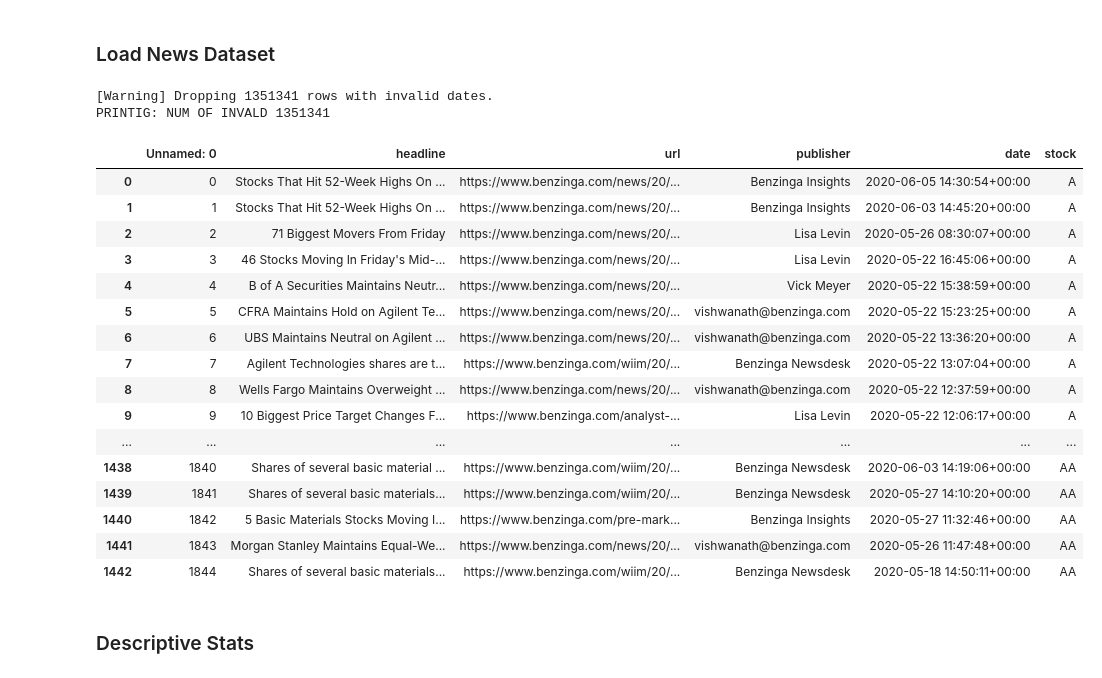
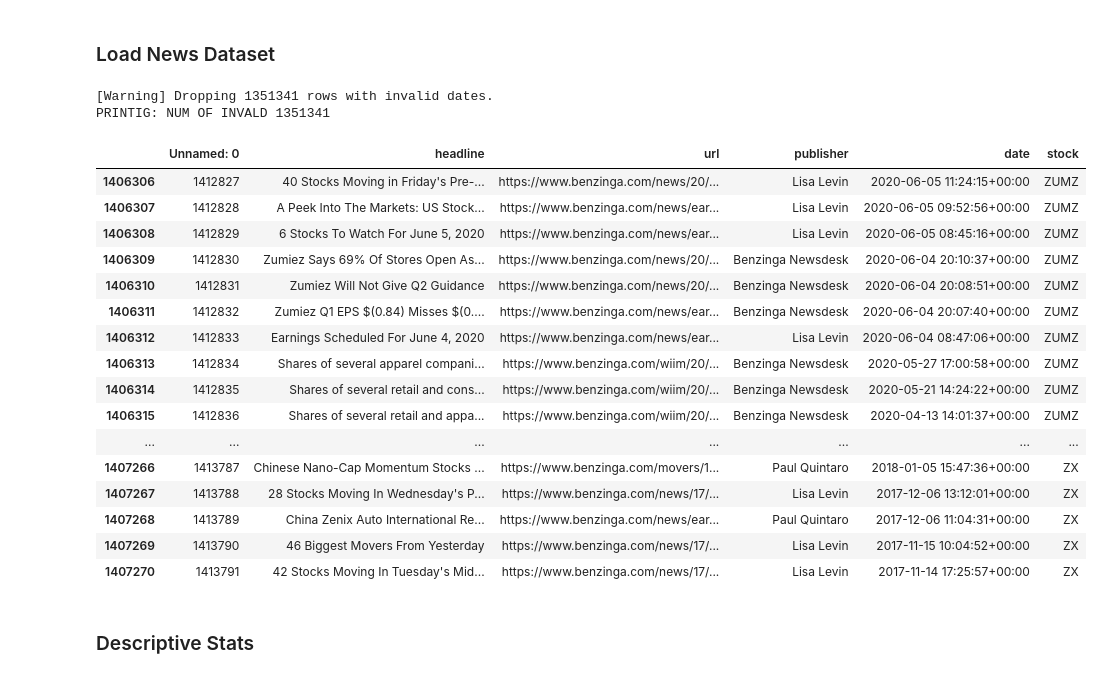
Before and after one commit to Hallelujah-kib/price-prediction-challenge-week1, a Jupyter notebook: notebooks/eda_news_analysis.ipynb, the cells around one changed output. Saved outputs shown, nothing was run; the diff lists cells and outputs as text; code cells hidden in the pictures.

```diff
--- a/notebooks/eda_news_analysis.ipynb
+++ b/notebooks/eda_news_analysis.ipynb
@@ -20,30 +20,30 @@ sns.set(style="whitegrid")
 # %% [markdown]
 ### Load News Dataset
 # %%
-file_path = '../data/raw_analyst_ratings.csv'
+file_path = '../data/raw/raw_analyst_ratings.csv'
 analyzer = DataAnalyzer(file_path)
 df = analyzer.get_dataframe()
-df.head(20)
+df.tail(20)
 # %% [output]
 [Warning] Dropping 1351341 rows with invalid dates.
 PRINTIG: NUM OF INVALD 1351341
 |  | Unnamed: 0 | headline | url | publisher | date | stock |
-| 0 | 0 | Stocks That Hit 52-Week Highs On ... | https://www.benzinga.com/news/20/... | Benzinga Insights | 2020-06-05 14:30:54+00:00 | A |
-| 1 | 1 | Stocks That Hit 52-Week Highs On ... | https://www.benzinga.com/news/20/... | Benzinga Insights | 2020-06-03 14:45:20+00:00 | A |
-| 2 | 2 | 71 Biggest Movers From Friday | https://www.benzinga.com/news/20/... | Lisa Levin | 2020-05-26 08:30:07+00:00 | A |
-| 3 | 3 | 46 Stocks Moving In Friday's Mid-... | https://www.benzinga.com/news/20/... | Lisa Levin | 2020-05-22 16:45:06+00:00 | A |
-| 4 | 4 | B of A Securities Maintains Neutr... | https://www.benzinga.com/news/20/... | Vick Meyer | 2020-05-22 15:38:59+00:00 | A |
-| 5 | 5 | CFRA Maintains Hold on Agilent Te... | https://www.benzinga.com/news/20/... | vishwanath@benzinga.com | 2020-05-22 15:23:25+00:00 | A |
-| 6 | 6 | UBS Maintains Neutral on Agilent ... | https://www.benzinga.com/news/20/... | vishwanath@benzinga.com | 2020-05-22 13:36:20+00:00 | A |
-| 7 | 7 | Agilent Technologies shares are t... | https://www.benzinga.com/wiim/20/... | Benzinga Newsdesk | 2020-05-22 13:07:04+00:00 | A |
-| 8 | 8 | Wells Fargo Maintains Overweight ... | https://www.benzinga.com/news/20/... | vishwanath@benzinga.com | 2020-05-22 12:37:59+00:00 | A |
-| 9 | 9 | 10 Biggest Price Target Changes F... | https://www.benzinga.com/analyst-... | Lisa Levin | 2020-05-22 12:06:17+00:00 | A |
+| 1406306 | 1412827 | 40 Stocks Moving in Friday's Pre-... | https://www.benzinga.com/news/20/... | Lisa Levin | 2020-06-05 11:24:15+00:00 | ZUMZ |
+| 1406307 | 1412828 | A Peek Into The Markets: US Stock... | https://www.benzinga.com/news/ear... | Lisa Levin | 2020-06-05 09:52:56+00:00 | ZUMZ |
+| 1406308 | 1412829 | 6 Stocks To Watch For June 5, 2020 | https://www.benzinga.com/news/ear... | Lisa Levin | 2020-06-05 08:45:16+00:00 | ZUMZ |
+| 1406309 | 1412830 | Zumiez Says 69% Of Stores Open As... | https://www.benzinga.com/news/20/... | Benzinga Newsdesk | 2020-06-04 20:10:37+00:00 | ZUMZ |
+| 1406310 | 1412831 | Zumiez Will Not Give Q2 Guidance | https://www.benzinga.com/news/20/... | Benzinga Newsdesk | 2020-06-04 20:08:51+00:00 | ZUMZ |
+| 1406311 | 1412832 | Zumiez Q1 EPS $(0.84) Misses $(0.... | https://www.benzinga.com/news/ear... | Benzinga Newsdesk | 2020-06-04 20:07:40+00:00 | ZUMZ |
+| 1406312 | 1412833 | Earnings Scheduled For June 4, 2020 | https://www.benzinga.com/news/ear... | Lisa Levin | 2020-06-04 08:47:06+00:00 | ZUMZ |
+| 1406313 | 1412834 | Shares of several apparel compani... | https://www.benzinga.com/wiim/20/... | Benzinga Newsdesk | 2020-05-27 17:00:58+00:00 | ZUMZ |
+| 1406314 | 1412835 | Shares of several retail and cons... | https://www.benzinga.com/wiim/20/... | Benzinga Newsdesk | 2020-05-21 14:24:22+00:00 | ZUMZ |
+| 1406315 | 1412836 | Shares of several retail and appa... | https://www.benzinga.com/wiim/20/... | Benzinga Newsdesk | 2020-04-13 14:01:37+00:00 | ZUMZ |
 | ... | ... | ... | ... | ... | ... | ... |
-| 1438 | 1840 | Shares of several basic material ... | https://www.benzinga.com/wiim/20/... | Benzinga Newsdesk | 2020-06-03 14:19:06+00:00 | AA |
-| 1439 | 1841 | Shares of several basic materials... | https://www.benzinga.com/wiim/20/... | Benzinga Newsdesk | 2020-05-27 14:10:20+00:00 | AA |
-| 1440 | 1842 | 5 Basic Materials Stocks Moving I... | https://www.benzinga.com/pre-mark... | Benzinga Insights | 2020-05-27 11:32:46+00:00 | AA |
-| 1441 | 1843 | Morgan Stanley Maintains Equal-We... | https://www.benzinga.com/news/20/... | vishwanath@benzinga.com | 2020-05-26 11:47:48+00:00 | AA |
-| 1442 | 1844 | Shares of several basic materials... | https://www.benzinga.com/wiim/20/... | Benzinga Newsdesk | 2020-05-18 14:50:11+00:00 | AA |
+| 1407266 | 1413787 | Chinese Nano-Cap Momentum Stocks ... | https://www.benzinga.com/movers/1... | Paul Quintaro | 2018-01-05 15:47:36+00:00 | ZX |
+| 1407267 | 1413788 | 28 Stocks Moving In Wednesday's P... | https://www.benzinga.com/news/17/... | Lisa Levin | 2017-12-06 13:12:01+00:00 | ZX |
+| 1407268 | 1413789 | China Zenix Auto International Re... | https://www.benzinga.com/news/ear... | Paul Quintaro | 2017-12-06 11:04:31+00:00 | ZX |
+| 1407269 | 1413790 | 46 Biggest Movers From Yesterday | https://www.benzinga.com/news/17/... | Lisa Levin | 2017-11-15 10:04:52+00:00 | ZX |
+| 1407270 | 1413791 | 42 Stocks Moving In Tuesday's Mid... | https://www.benzinga.com/news/17/... | Lisa Levin | 2017-11-14 17:25:57+00:00 | ZX |
 # %% [markdown]
 ### Descriptive Stats
 # %%
```
Also changed, not shown: parts of 2 cells of this notebook, 3 other files.
